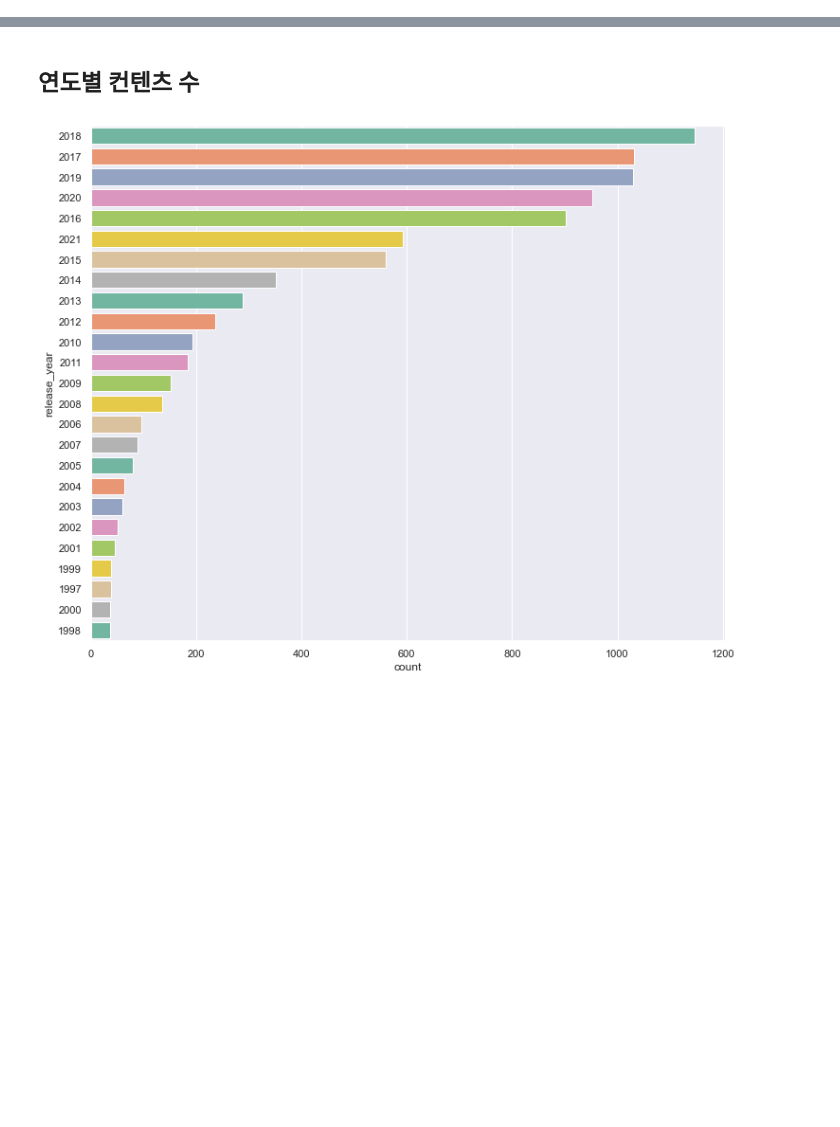
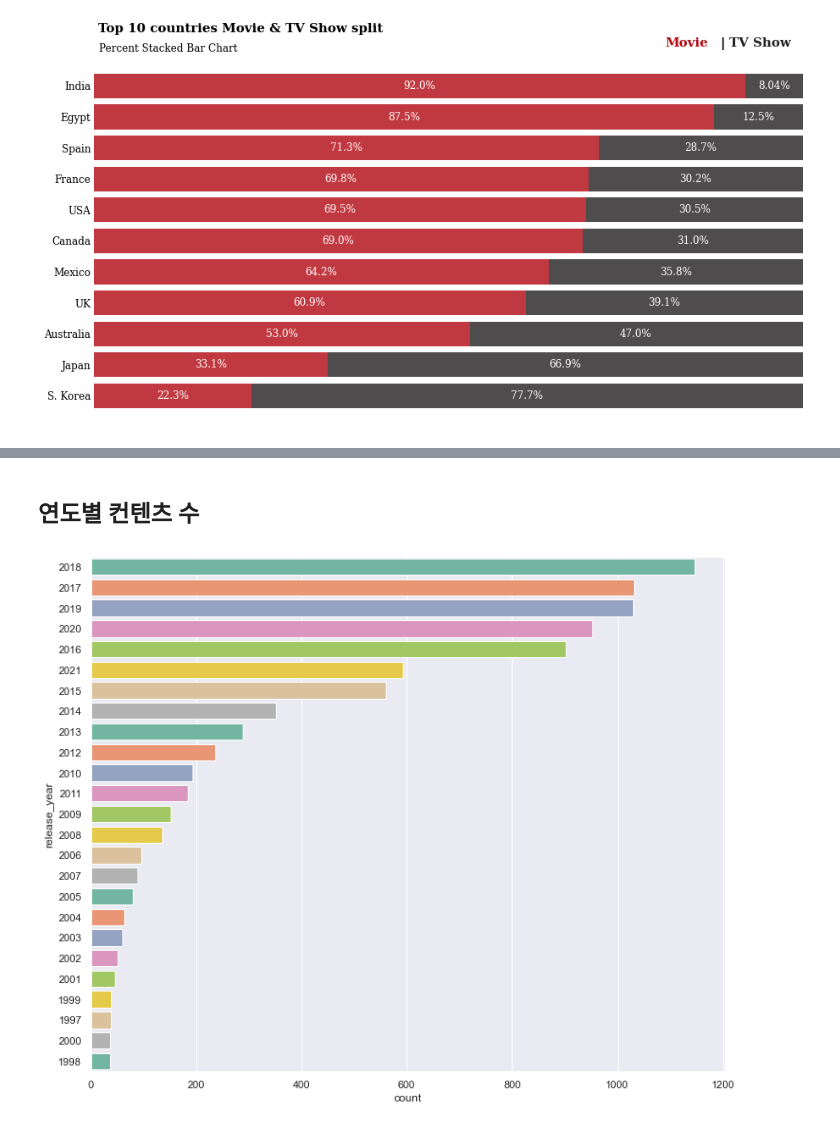
Before and after one commit to del-luna/aiffel, a Jupyter notebook: datathon/netflix.ipynb, the cells around one changed output, grey strips where cells are left out. Cells and saved outputs as stored; diff of their text form; code cells hidden in the pictures; blank space fills up the shorter version.

```diff
--- a/datathon/netflix.ipynb
+++ b/datathon/netflix.ipynb
@@ -34,0 +246,52 @@ netflix_origin.head()
+# %%
+country_order = df['first_country'].value_counts()[:11].index
+data_q2q3 = df[['type', 'first_country']].groupby('first_country')['type'].value_counts().unstack().loc[country_order]
+data_q2q3['sum'] = data_q2q3.sum(axis=1)
+data_q2q3_ratio = (data_q2q3.T / data_q2q3['sum']).T[['Movie', 'TV Show']].sort_values(by='Movie',ascending=False)[::-1]
+
+
+
+
+###
+fig, ax = plt.subplots(1,1,figsize=(15, 8),)
+
+ax.barh(data_q2q3_ratio.index, data_q2q3_ratio['Movie'],
+        color='#b20710', alpha=0.8, label='Movie')
+ax.barh(data_q2q3_ratio.index, data_q2q3_ratio['TV Show'], left=data_q2q3_ratio['Movie'],
+        color='#221f1f', alpha=0.8, label='TV Show')
+
+
+ax.set_xlim(0, 1)
+ax.set_xticks([])
+ax.set_yticklabels(data_q2q3_ratio.index, fontfamily='serif', fontsize=11)
+
+# male percentage
+for i in data_q2q3_ratio.index:
+    ax.annotate(f"{data_q2q3_ratio['Movie'][i]*100:.3}%",
+                   xy=(data_q2q3_ratio['Movie'][i]/2, i),
+                   va = 'center', ha='center',fontsize=12, fontweight='light', fontfamily='serif',
+                   color='white')
+
+for i in data_q2q3_ratio.index:
+    ax.annotate(f"{data_q2q3_ratio['TV Show'][i]*100:.3}%",
+                   xy=(data_q2q3_ratio['Movie'][i]+data_q2q3_ratio['TV Show'][i]/2, i),
+                   va = 'center', ha='center',fontsize=12, fontweight='light', fontfamily='serif',
+                   color='white')
+
+
+fig.text(0.13, 0.93, 'Top 10 countries Movie & TV Show split', fontsize=15, fontweight='bold', fontfamily='serif')
+fig.text(0.131, 0.89, 'Percent Stacked Bar Chart', fontsize=12,fontfamily='serif')
+
+for s in ['top', 'left', 'right', 'bottom']:
+    ax.spines[s].set_visible(False)
+
+fig.text(0.75,0.9,"Movie", fontweight="bold", fontfamily='serif', fontsize=15, color='#b20710')
+fig.text(0.81,0.9,"|", fontweight="bold", fontfamily='serif', fontsize=15, color='black')
+fig.text(0.82,0.9,"TV Show", fontweight="bold", fontfamily='serif', fontsize=15, color='#221f1f')
+
+ax.tick_params(axis='both', which='major', labelsize=12)
+ax.tick_params(axis=u'both', which=u'both',length=0)
+
+plt.show()
+# %% [output]
+[figure, added]
```
Also changed, not shown: parts of 22 cells of this notebook.
